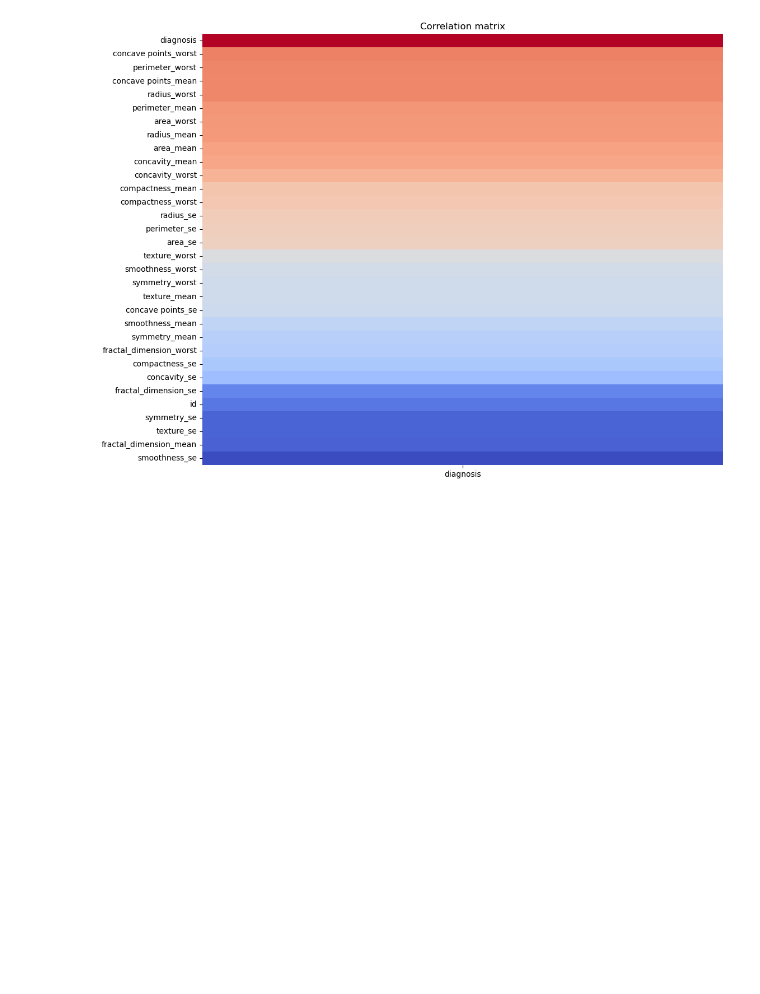
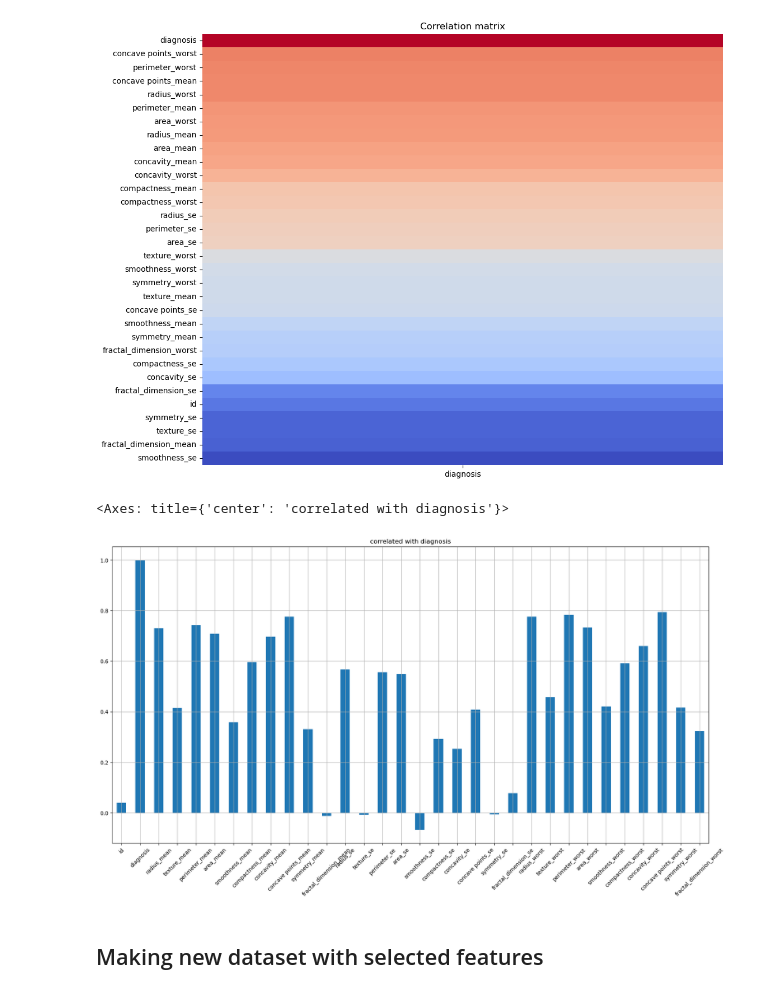
Before and after one commit to Havrylov-Serhii/Classification-Breast-Cancer, a Jupyter notebook: Analysis.ipynb, the cells around one changed output. Drawn from its saved outputs; the diff is of its cells as text; code cells hidden in the pictures; blank space fills up the shorter version.

Commit message:
selecting data for machine learning

```diff
--- a/Analysis.ipynb
+++ b/Analysis.ipynb
@@ -142,3 +146,10 @@ plt.title('Correlation matrix')
 plt.show()
 # %% [output]
 [figure]
+# %%
+data.corrwith(data['diagnosis']).plot.bar(figsize=(20,10), title='correlated with diagnosis',rot=45, grid=True)
+# %% [output]
+<Axes: title={'center': 'correlated with diagnosis'}>
+[figure, added]
+# %% [markdown]
+## Making new dataset with selected features
```
Also changed, not shown: parts of 6 cells of this notebook, 1 other file.
